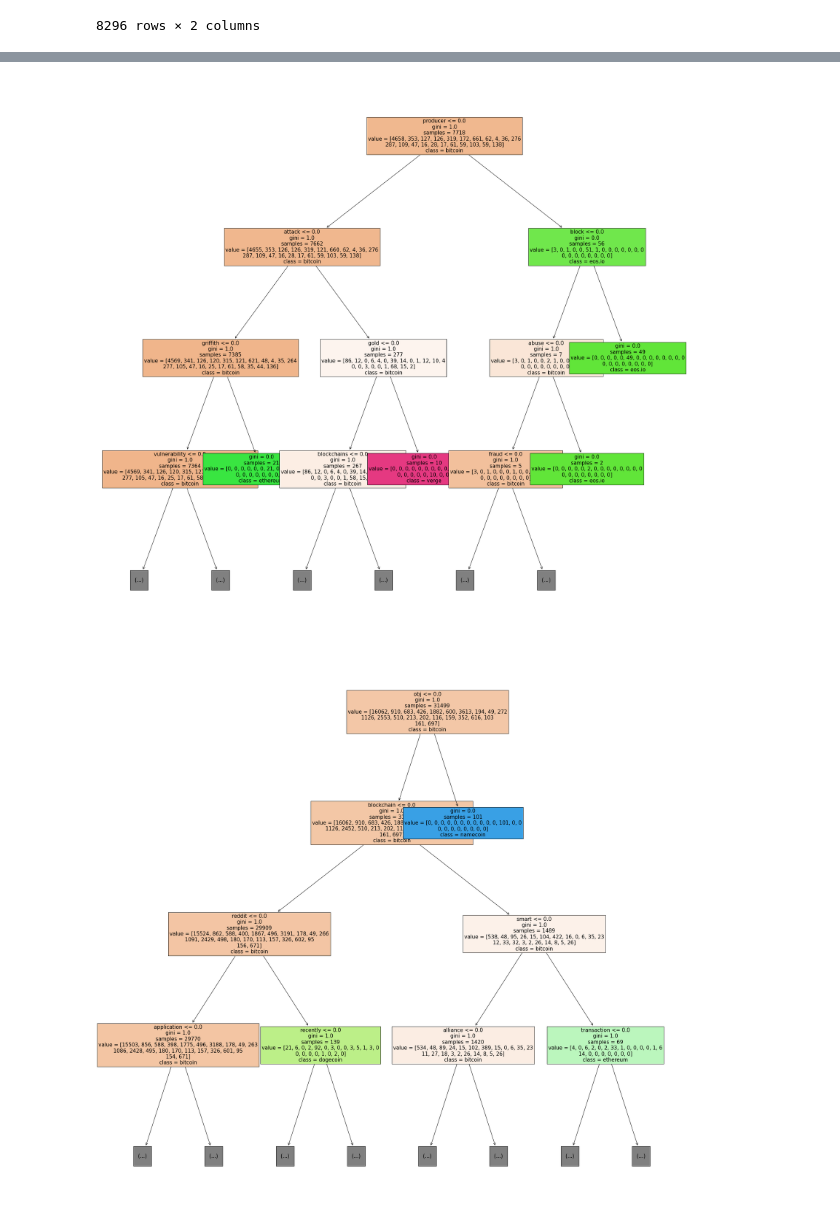
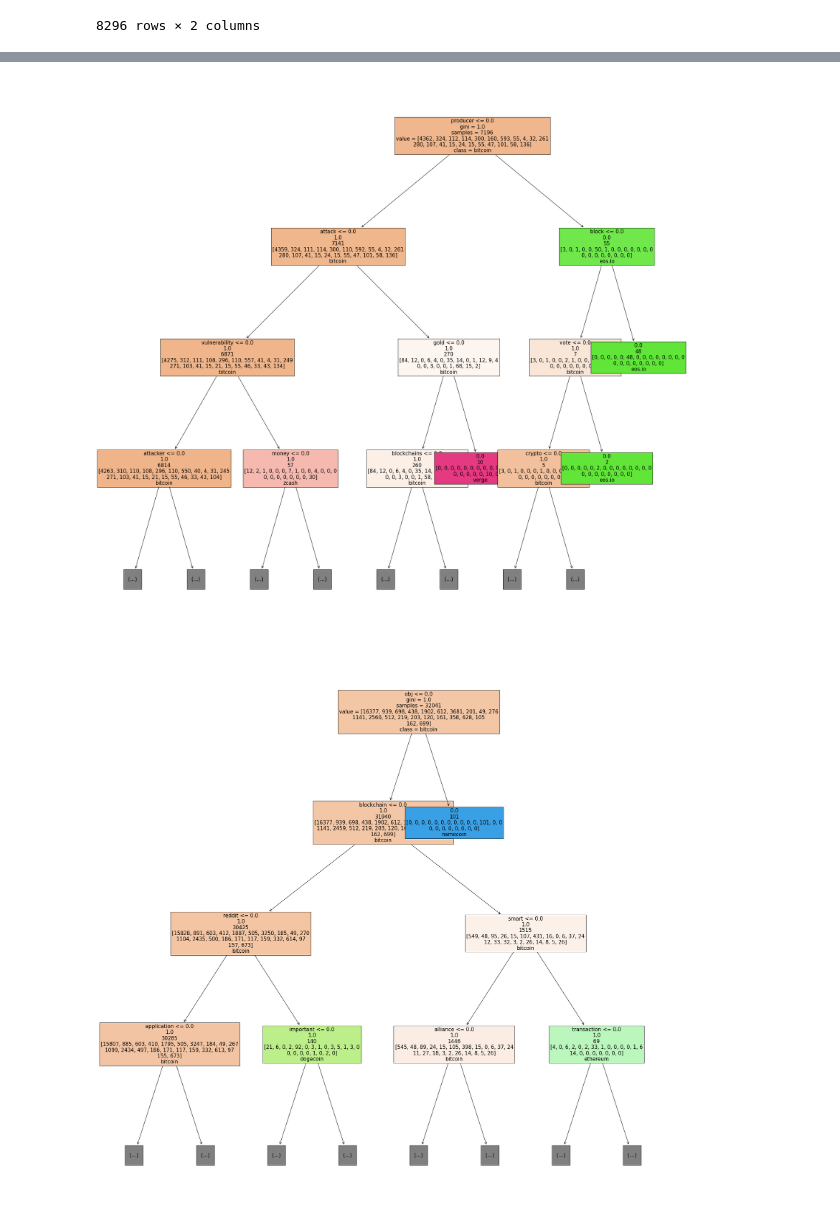
Before and after one commit to matthewkmoore/CryptoCurrency-Media-Analysis, a Jupyter notebook: cryptocurrency_webcrawler.ipynb, the cells around one changed output, grey strips where cells are left out. Saved outputs shown, nothing was run; the diff lists cells and outputs as text; code cells hidden in the pictures.

```diff
--- a/cryptocurrency_webcrawler.ipynb
+++ b/cryptocurrency_webcrawler.ipynb
@@ -818,21 +794,24 @@ _ = tree.plot_tree(rf_neu,
 # %%
 plt.figure(figsize=(30,30))
-_ = tree.plot_tree(rf_class_neg,
+_ = tree.plot_tree(dt_class_neg,
                    feature_names=vectorizer_neg.get_feature_names(),
                    filled=True, max_depth=3, fontsize=15, precision=0,
-                   class_names=rf_class_neg.classes_)
+                   class_names=dt_class_neg.classes_,
+                   label='root')
 
 plt.figure(figsize=(30,30))
-_ = tree.plot_tree(rf_class_pos,
+_ = tree.plot_tree(dt_class_pos,
                    feature_names=vectorizer_pos.get_feature_names(),
                    filled=True, max_depth=3, fontsize=15, precision=0,
-                   class_names=rf_class_pos.classes_)
+                   class_names=dt_class_pos.classes_,
+                   label='root')
 
 plt.figure(figsize=(30,30))
-_ = tree.plot_tree(rf_class_neu,
+_ = tree.plot_tree(dt_class_neu,
                    feature_names=vectorizer_neu.get_feature_names(),
                    filled=True, max_depth=3, fontsize=15, precision=0,
-                   class_names=rf_class_neu.classes_)
+                   class_names=dt_class_neu.classes_,
+                   label='root')
 # %% [output]
-[figure, old version]
+[figure, new version]
-[figure, old version]
+[figure, new version]
```
Also changed, not shown: parts of 10 cells of this notebook, 6 other files.
